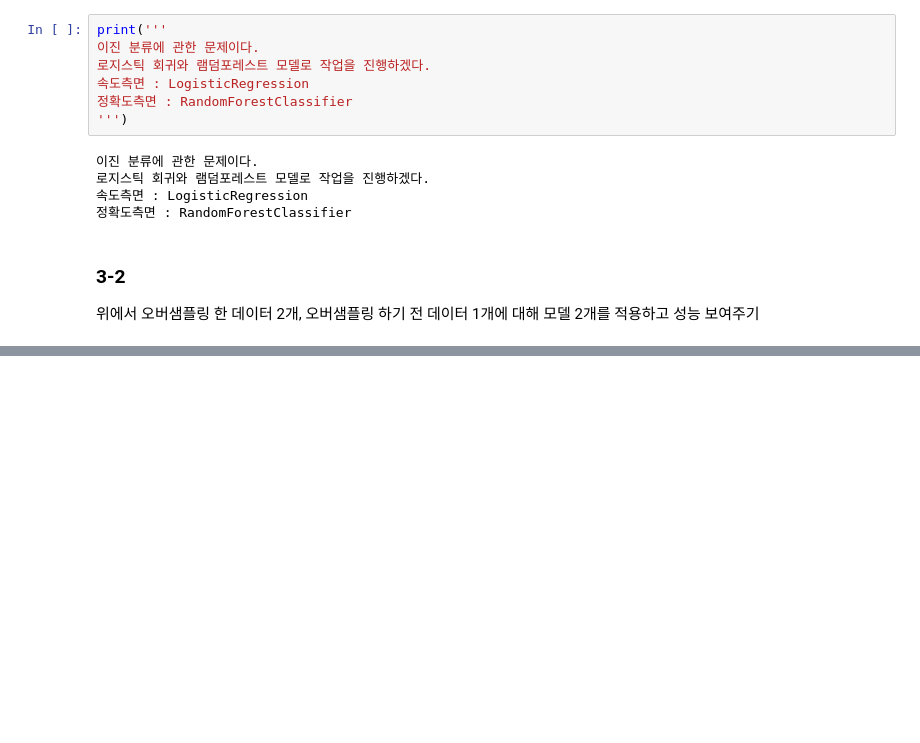
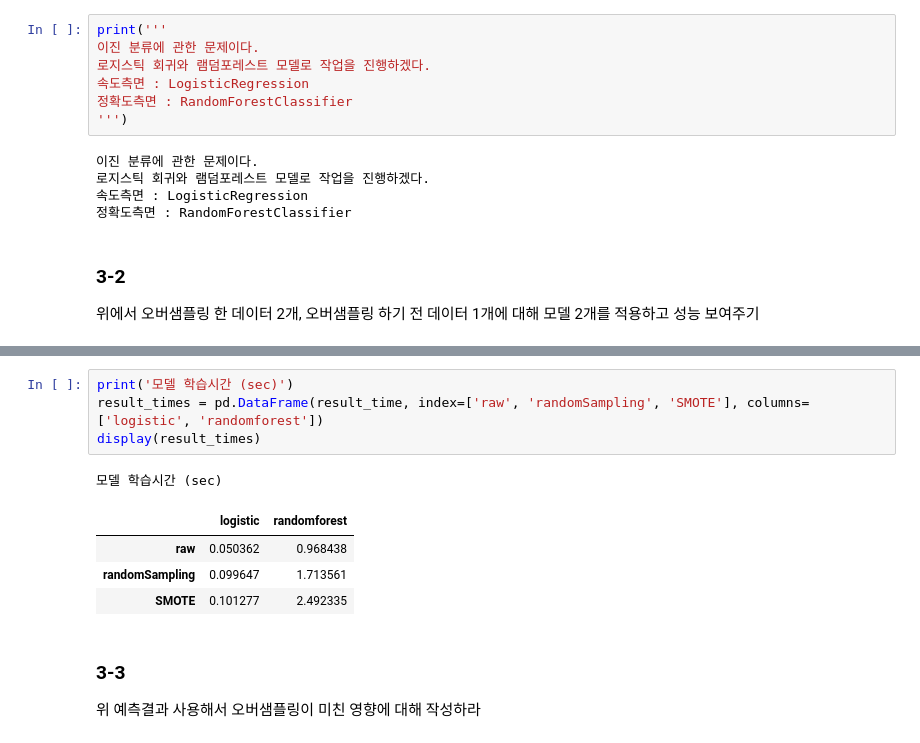
Before and after one commit to johyunkang/adp_certificate, a Jupyter notebook: adp_23_1.ipynb, the cells around one changed output, grey strips where cells are left out. Cells and saved outputs as stored; diff of their text form; blank space fills up the shorter version.

```diff
--- a/adp_23_1.ipynb
+++ b/adp_23_1.ipynb
@@ -473,0 +489,13 @@ result_auc_train
+# %%
+print('모델 학습시간 (sec)')
+result_times = pd.DataFrame(result_time, index=['raw', 'randomSampling', 'SMOTE'], columns=['logistic', 'randomforest'])
+display(result_times)
+# %% [output]
+모델 학습시간 (sec)
+|  | logistic | randomforest |
+| raw | 0.050362 | 0.968438 |
+| randomSampling | 0.099647 | 1.713561 |
+| SMOTE | 0.101277 | 2.492335 |
+# %% [markdown]
+### 3-3
+위 예측결과 사용해서 오버샘플링이 미친 영향에 대해 작성하라
```
Also changed, not shown: parts of 5 cells of this notebook.
